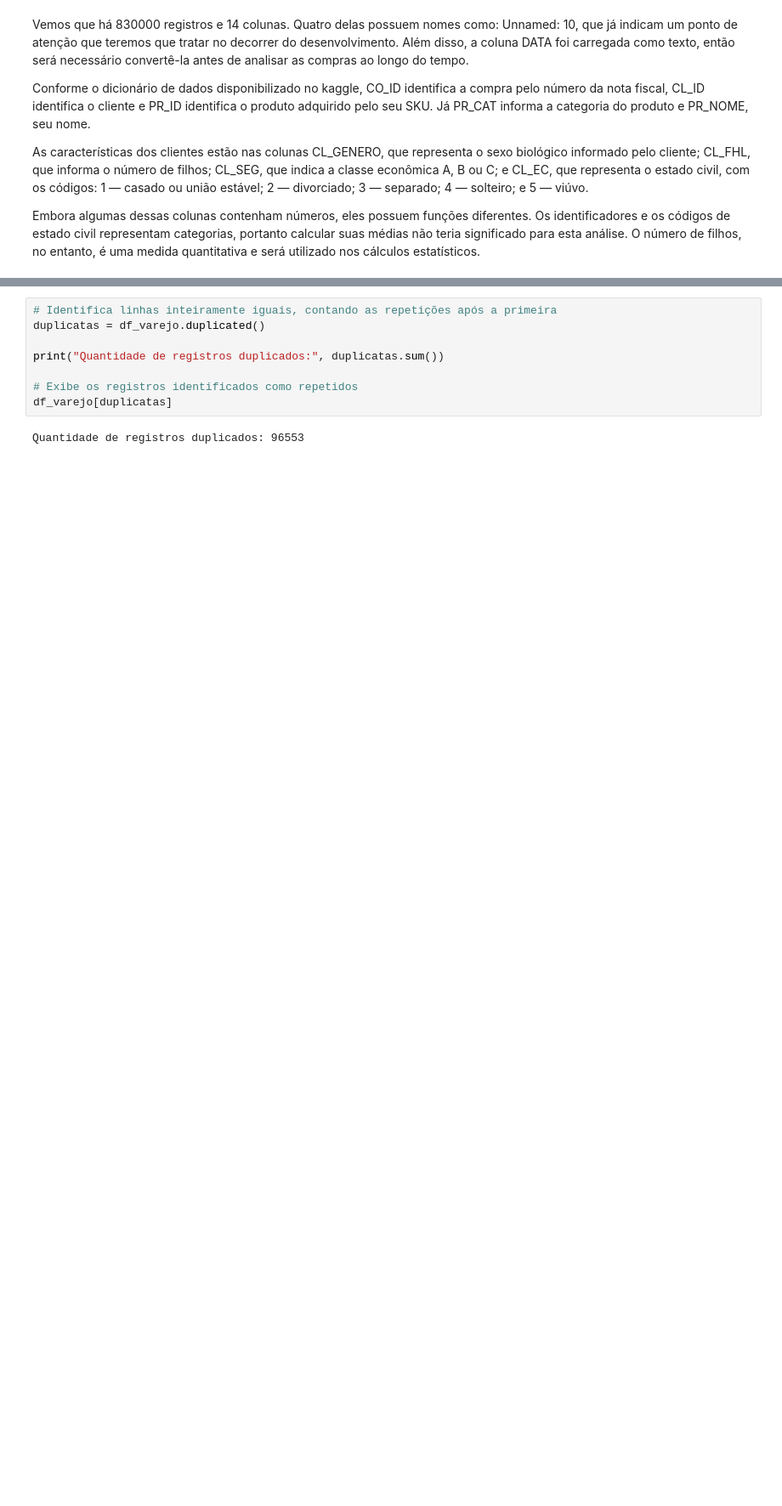
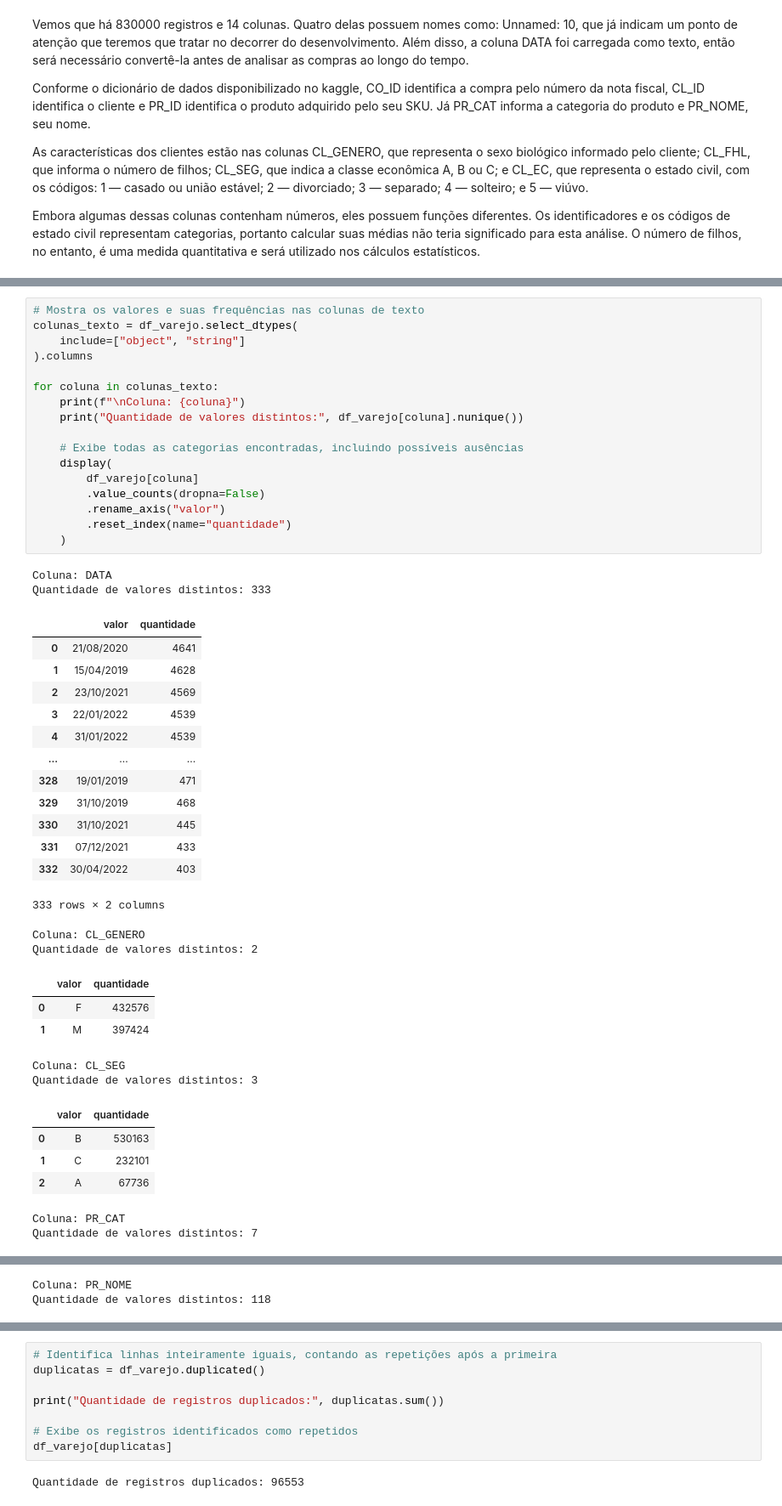
Before and after one commit to isabelagomesdacosta-gif/Miniprojeto_IsabelaGomesDaCosta_Analise_de_Dados_T1, a Jupyter notebook: mini_projeto_analise_de_dados_com_python.ipynb, the cells around one changed output, grey strips where cells are left out. Shown at 85% size. Saved outputs shown, nothing was run; the diff lists cells and outputs as text; blank space fills up the shorter version.

```diff
--- a/mini_projeto_analise_de_dados_com_python.ipynb
+++ b/mini_projeto_analise_de_dados_com_python.ipynb
@@ -101,0 +111,46 @@ dtype: int64
+# %%
+# Mostra os valores e suas frequências nas colunas de texto
+colunas_texto = df_varejo.select_dtypes(
+    include=["object", "string"]
+).columns
+
+for coluna in colunas_texto:
+    print(f"\nColuna: {coluna}")
+    print("Quantidade de valores distintos:", df_varejo[coluna].nunique())
+
+    # Exibe todas as categorias encontradas, incluindo possíveis ausências
+    display(
+        df_varejo[coluna]
+        .value_counts(dropna=False)
+        .rename_axis("valor")
+        .reset_index(name="quantidade")
+    )
+# %% [output]
+Coluna: DATA
+Quantidade de valores distintos: 333
+|  | valor | quantidade |
+| 0 | 21/08/2020 | 4641 |
+| 1 | 15/04/2019 | 4628 |
+| 2 | 23/10/2021 | 4569 |
+| 3 | 22/01/2022 | 4539 |
+| 4 | 31/01/2022 | 4539 |
+| ... | ... | ... |
+| 328 | 19/01/2019 | 471 |
+| 329 | 31/10/2019 | 468 |
+| 330 | 31/10/2021 | 445 |
+| 331 | 07/12/2021 | 433 |
+| 332 | 30/04/2022 | 403 |
+333 rows × 2 columns
+Coluna: CL_GENERO
+Quantidade de valores distintos: 2
+|  | valor | quantidade |
+| 0 | F | 432576 |
+| 1 | M | 397424 |
+Coluna: CL_SEG
+Quantidade de valores distintos: 3
+|  | valor | quantidade |
+| 0 | B | 530163 |
+| 1 | C | 232101 |
+| 2 | A | 67736 |
+Coluna: PR_CAT
+Quantidade de valores distintos: 7
@@ -101,0 +165,2 @@ dtype: int64
+Coluna: PR_NOME
+Quantidade de valores distintos: 118
```
Also changed, not shown: parts of 7 cells of this notebook.
